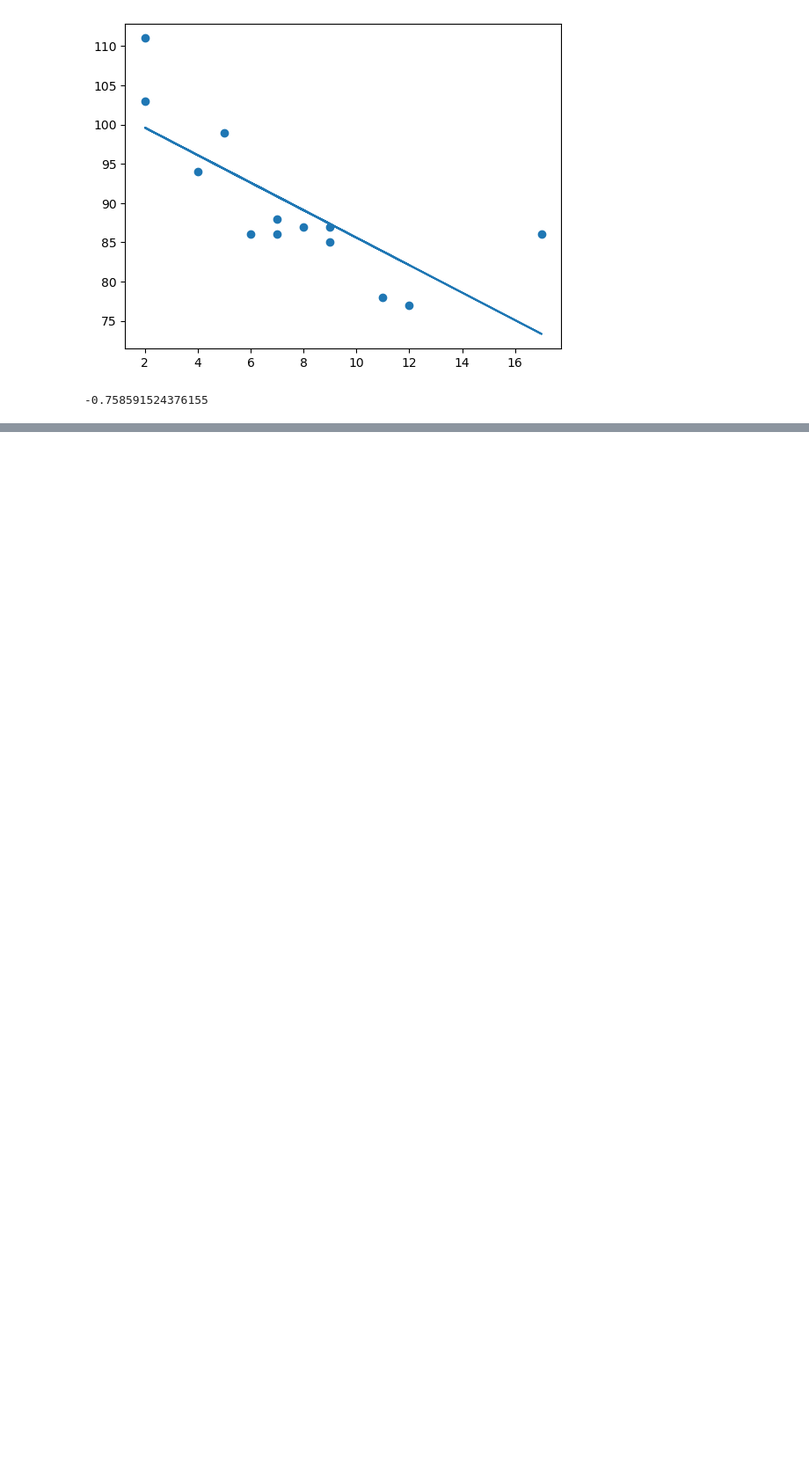
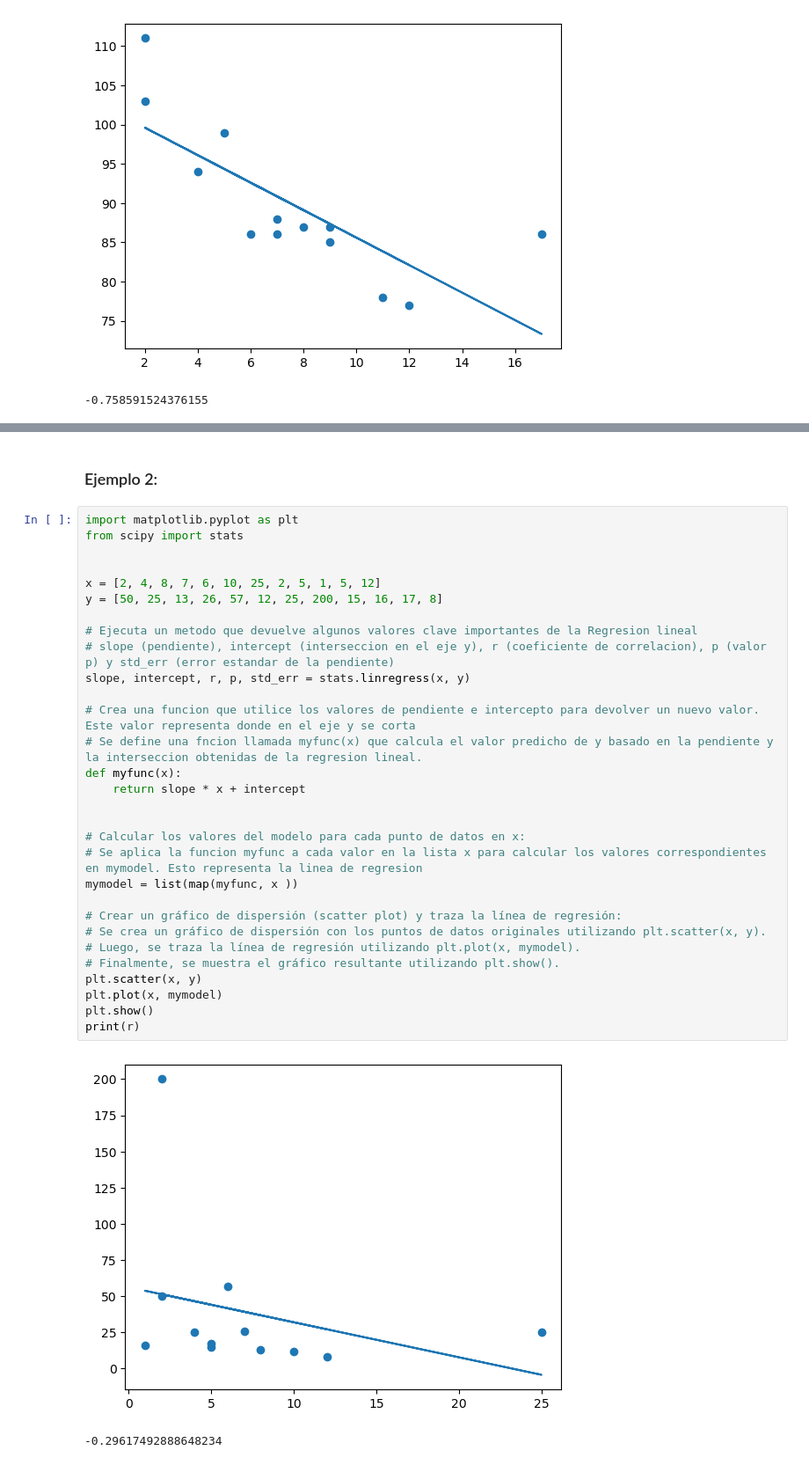
Before and after one commit to Andmendez/ClassIA, a Jupyter notebook: 03_09_24.ipynb, the cells around one changed output, grey strips where cells are left out. Shown: that part at 88% size. Cells and saved outputs as stored; diff of their text form; blank space fills up the shorter version.

```diff
--- a/03_09_24.ipynb
+++ b/03_09_24.ipynb
@@ -76,0 +79,35 @@ print(speed)
+# %% [markdown]
+<h3> Ejemplo 2: </h3>
+# %%
+import matplotlib.pyplot as plt
+from scipy import stats
+
+
+x = [2, 4, 8, 7, 6, 10, 25, 2, 5, 1, 5, 12]
+y = [50, 25, 13, 26, 57, 12, 25, 200, 15, 16, 17, 8]
+
+# Ejecuta un metodo que devuelve algunos valores clave importantes de la Regresion lineal
+# slope (pendiente), intercept (interseccion en el eje y), r (coeficiente de correlacion), p (valor p) y std_err (error estandar de la pendiente)
+slope, intercept, r, p, std_err = stats.linregress(x, y)
+
+# Crea una funcion que utilice los valores de pendiente e intercepto para devolver un nuevo valor. Este valor representa donde en el eje y se corta
+# Se define una fncion llamada myfunc(x) que calcula el valor predicho de y basado en la pendiente y la interseccion obtenidas de la regresion lineal.
+def myfunc(x):
+    return slope * x + intercept
+
+
+# Calcular los valores del modelo para cada punto de datos en x:
+# Se aplica la funcion myfunc a cada valor en la lista x para calcular los valores correspondientes en mymodel. Esto representa la linea de regresion
+mymodel = list(map(myfunc, x ))
+
+# Crear un gráfico de dispersión (scatter plot) y traza la línea de regresión:
+# Se crea un gráfico de dispersión con los puntos de datos originales utilizando plt.scatter(x, y).
+# Luego, se traza la línea de regresión utilizando plt.plot(x, mymodel).
+# Finalmente, se muestra el gráfico resultante utilizando plt.show().
+plt.scatter(x, y)
+plt.plot(x, mymodel)
+plt.show()
+print(r)
+# %% [output]
+[figure, added]
+-0.29617492888648234
```
Also changed, not shown: parts of 6 cells of this notebook.
